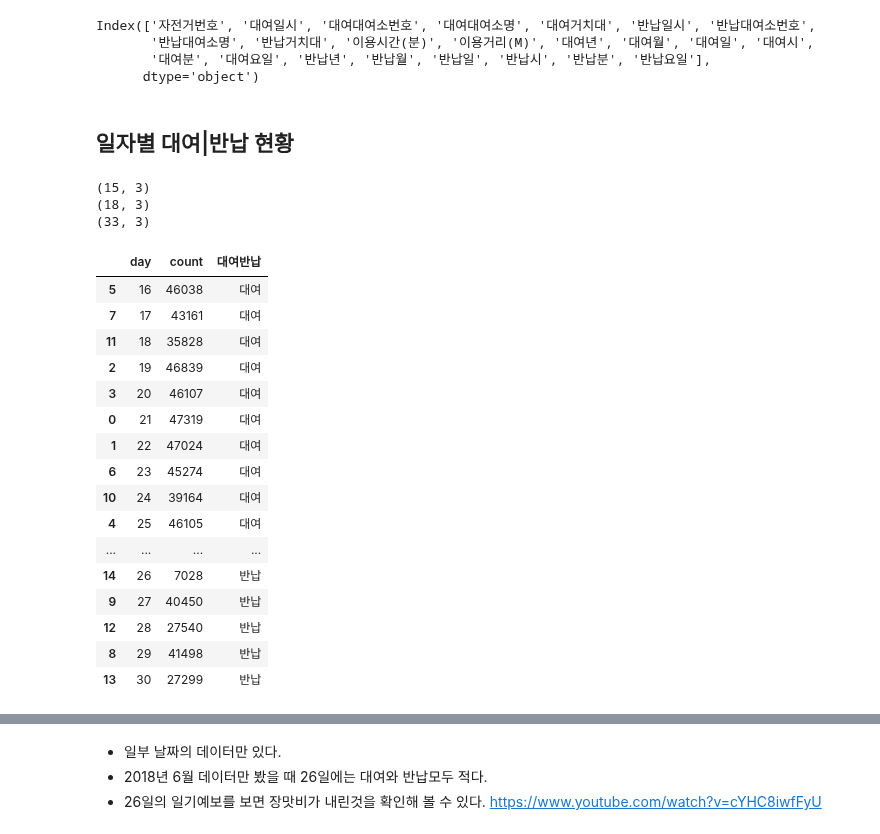
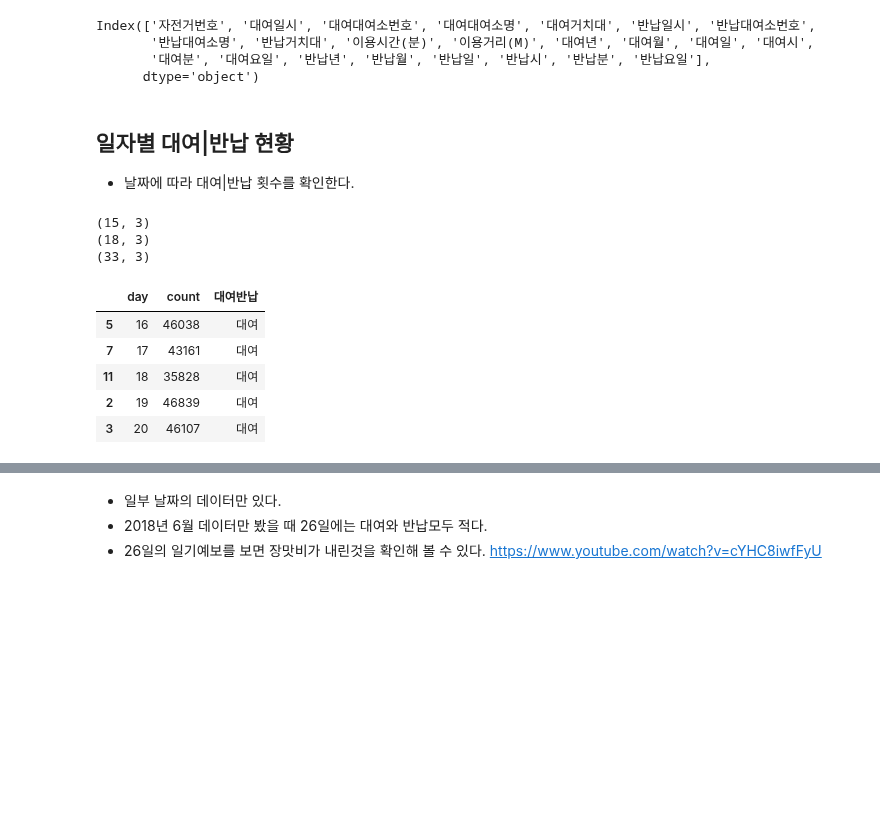
Before and after one commit to corazzon/OpenDataWrangling, a Jupyter notebook: seoul-bike/seoul-bike-01.ipynb, the cells around one changed output, grey strips where cells are left out. Saved outputs shown, nothing was run; the diff lists cells and outputs as text; code cells hidden in the pictures; blank space fills up the shorter version.

```diff
--- a/seoul-bike/seoul-bike-01.ipynb
+++ b/seoul-bike/seoul-bike-01.ipynb
@@ -327,44 +333,34 @@ Index(['자전거번호', '대여일시', '대여대여소번호', '대여대여
       dtype='object')
 # %% [markdown]
 ## 일자별 대여|반납 현황
+* 날짜에 따라 대여|반납 횟수를 확인한다.
 # %%
 df_day_1 = df['대여일'].value_counts().reset_index()
 df_day_1.columns = ['day', 'count']
 
 df_day_1 = df_day_1.sort_values('day')
 df_day_1['대여반납'] = '대여'
 print(df_day_1.shape)
 
 df_day_2 = df['반납일'].value_counts().reset_index()
 df_day_2.columns = ['day', 'count']
 df_day_2 = df_day_2.sort_values('day')
 df_day_2['대여반납'] = '반납'
 print(df_day_2.shape)
 
 df_day = pd.concat([df_day_1, df_day_2])
 print(df_day.shape)
-df_day
+df_day.head()
 # %% [output]
 (15, 3)
 (18, 3)
 (33, 3)
 |  | day | count | 대여반납 |
 | 5 | 16 | 46038 | 대여 |
 | 7 | 17 | 43161 | 대여 |
 | 11 | 18 | 35828 | 대여 |
 | 2 | 19 | 46839 | 대여 |
 | 3 | 20 | 46107 | 대여 |
-| 0 | 21 | 47319 | 대여 |
-| 1 | 22 | 47024 | 대여 |
-| 6 | 23 | 45274 | 대여 |
-| 10 | 24 | 39164 | 대여 |
-| 4 | 25 | 46105 | 대여 |
-| ... | ... | ... | ... |
-| 14 | 26 | 7028 | 반납 |
-| 9 | 27 | 40450 | 반납 |
-| 12 | 28 | 27540 | 반납 |
-| 8 | 29 | 41498 | 반납 |
-| 13 | 30 | 27299 | 반납 |
 # %%
 (ggplot(df_day)
  + aes(x='day', y='count', fill='대여반납')
```
Also changed, not shown: parts of 21 cells of this notebook.
